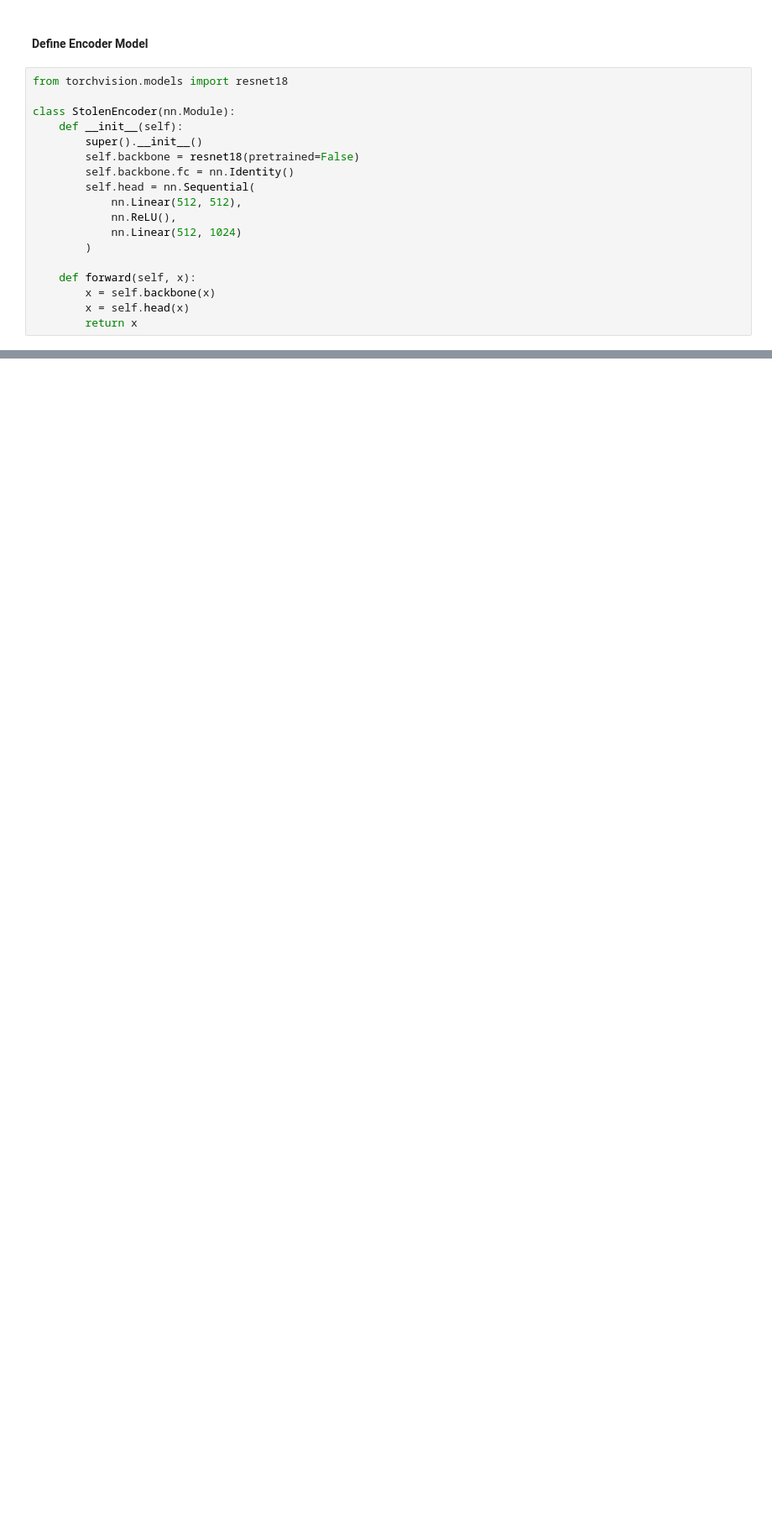
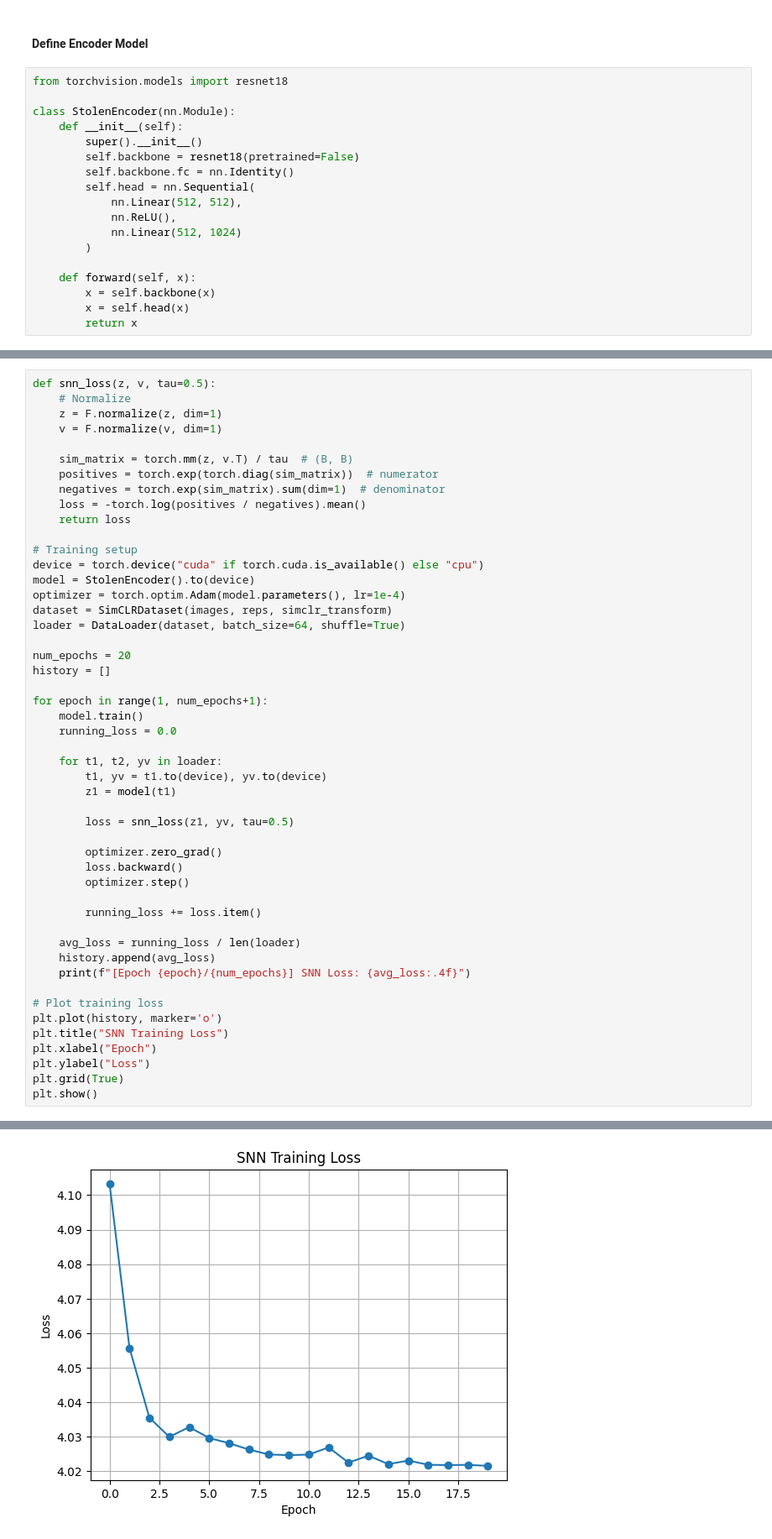
Before and after one commit to SohamTolwala/TML25_A2_39, a Jupyter notebook: train/train_ssl.ipynb, the cells around one changed output, grey strips where cells are left out. Shown: that part at 84% size. Cells and saved outputs as stored; diff of their text form; blank space fills up the shorter version.

```diff
--- a/train/train_ssl.ipynb
+++ b/train/train_ssl.ipynb
@@ -370,0 +538,50 @@ plt.show()
+# %%
+def snn_loss(z, v, tau=0.5):
+    # Normalize
+    z = F.normalize(z, dim=1)
+    v = F.normalize(v, dim=1)
+
+    sim_matrix = torch.mm(z, v.T) / tau  # (B, B)
+    positives = torch.exp(torch.diag(sim_matrix))  # numerator
+    negatives = torch.exp(sim_matrix).sum(dim=1)  # denominator
+    loss = -torch.log(positives / negatives).mean()
+    return loss
+
+# Training setup
+device = torch.device("cuda" if torch.cuda.is_available() else "cpu")
+model = StolenEncoder().to(device)
+optimizer = torch.optim.Adam(model.parameters(), lr=1e-4)
+dataset = SimCLRDataset(images, reps, simclr_transform)
+loader = DataLoader(dataset, batch_size=64, shuffle=True)
+
+num_epochs = 20
+history = []
+
+for epoch in range(1, num_epochs+1):
+    model.train()
+    running_loss = 0.0
+
+    for t1, t2, yv in loader:
+        t1, yv = t1.to(device), yv.to(device)
+        z1 = model(t1)
+
+        loss = snn_loss(z1, yv, tau=0.5)
+
+        optimizer.zero_grad()
+        loss.backward()
+        optimizer.step()
+
+        running_loss += loss.item()
+
+    avg_loss = running_loss / len(loader)
+    history.append(avg_loss)
+    print(f"[Epoch {epoch}/{num_epochs}] SNN Loss: {avg_loss:.4f}")
+
+# Plot training loss
+plt.plot(history, marker='o')
+plt.title("SNN Training Loss")
+plt.xlabel("Epoch")
+plt.ylabel("Loss")
+plt.grid(True)
+plt.show()
+# %% [output]
@@ -370,0 +608 @@ plt.show()
+[figure, added]
```
Also changed, not shown: parts of 18 cells of this notebook.
